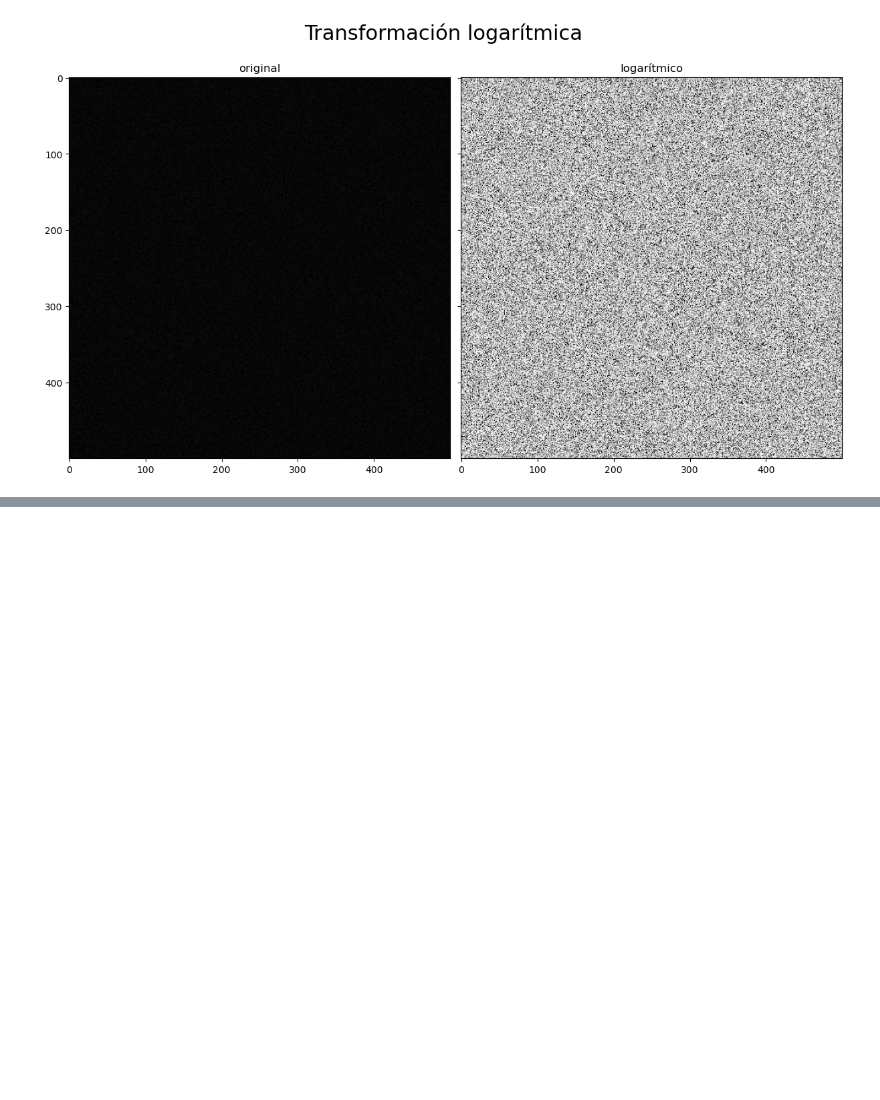
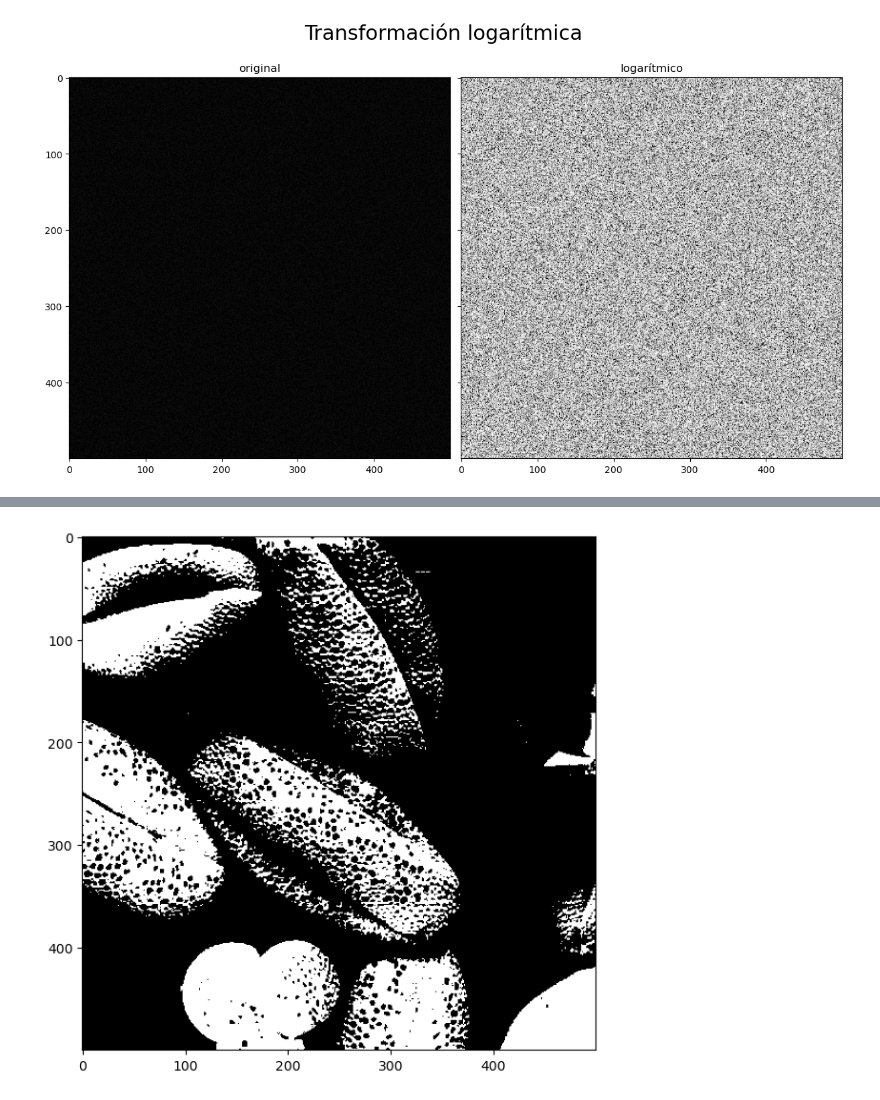
Before and after one commit to manugarciat/erv-practicas, a Jupyter notebook: practica-01/practica1_01.ipynb, the cells around one changed output, grey strips where cells are left out. Cells and saved outputs as stored; diff of their text form; code cells hidden in the pictures; blank space fills up the shorter version.

```diff
--- a/practica-01/practica1_01.ipynb
+++ b/practica-01/practica1_01.ipynb
@@ -12,3 +13,4 @@ r = np.array(img)
 # %%
-plt.figure(figsize=(7, 7))
-p = plt.imshow(r, cmap='gray', vmin=0, vmax=255)
+def mostrar(imagen):
+    plt.figure(figsize=(7, 7))
+    plt.imshow(imagen, cmap='gray', vmin=0, vmax=255)
@@ -44,0 +129,9 @@ ax[1].imshow(s1, cmap='gray', vmin=0, vmax=255)
+# %%
+# valor entre 0 y 255
+def umbral(imagen, valor):
+    return np.greater(imagen, valor) * 255
+# %%
+s5 = umbral(r, 115)
+mostrar(s5)
+# %% [output]
+[figure, added]
```
Also changed, not shown: parts of 17 cells of this notebook, 1 other file.
